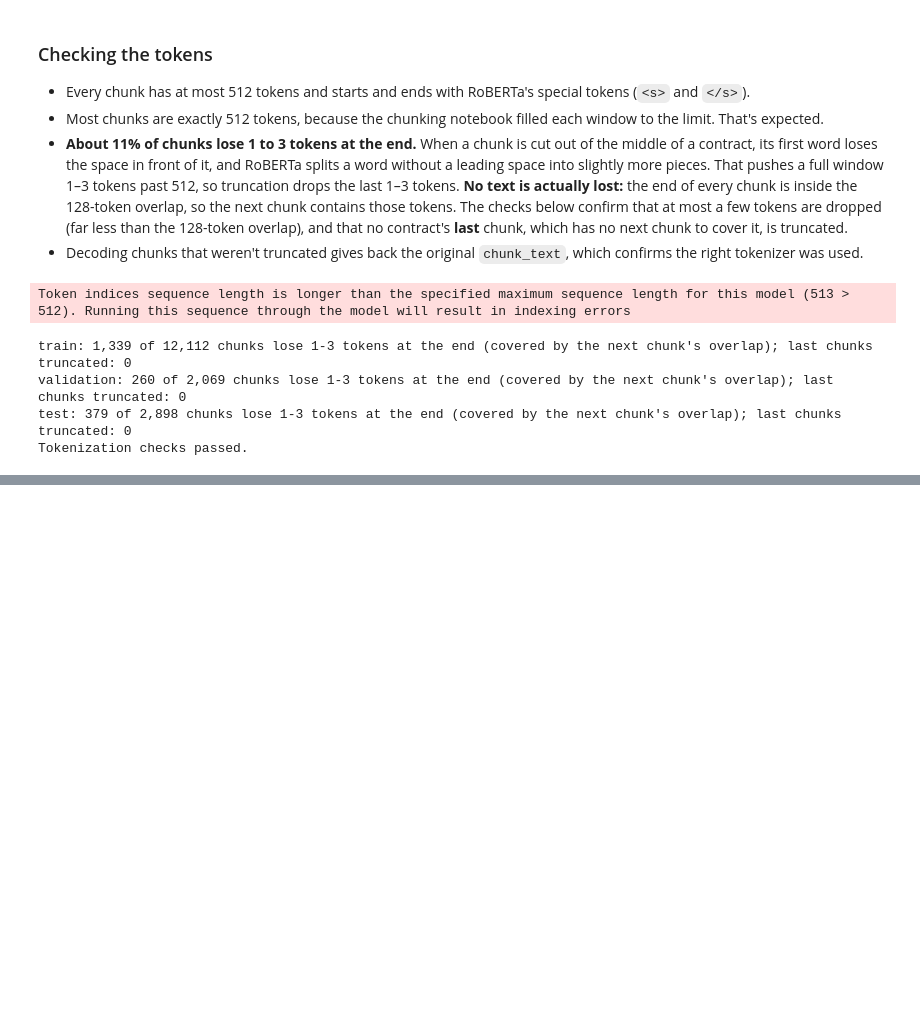
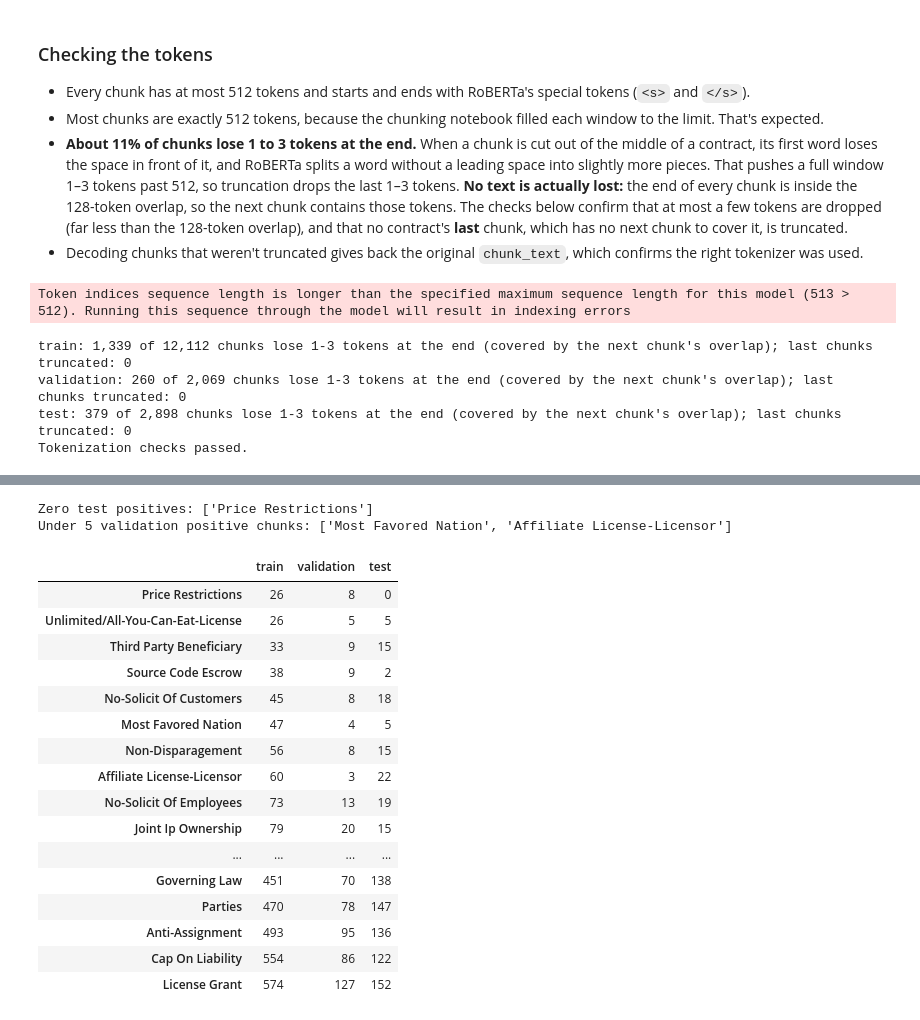
Before and after one commit to Break-Through-Tech/Accenture-1H-contract-review-challenge, a Jupyter notebook: notebooks/Transformer_Dataset_Prep.ipynb, the cells around one changed output, grey strips where cells are left out. Saved outputs shown, nothing was run; the diff lists cells and outputs as text; code cells hidden in the pictures; blank space fills up the shorter version.

Commit message:
Save tokenized DatasetDict, add summary, ignore roberta_dataset

```diff
--- a/notebooks/Transformer_Dataset_Prep.ipynb
+++ b/notebooks/Transformer_Dataset_Prep.ipynb
@@ -282,0 +313,29 @@ Tokenization checks passed.
+# %%
+positives = pd.DataFrame(
+    {name: np.array(dataset[name]["labels"]).sum(0).astype(int) for name in ["train", "validation", "test"]},
+    index=CATEGORIES,
+).sort_values("train")
+
+print("Zero test positives:", list(positives.index[positives["test"] == 0]))
+print("Under 5 validation positive chunks:", list(positives.index[positives["validation"] < 5]))
+positives
+# %% [output]
+Zero test positives: ['Price Restrictions']
+Under 5 validation positive chunks: ['Most Favored Nation', 'Affiliate License-Licensor']
+|  | train | validation | test |
+| Price Restrictions | 26 | 8 | 0 |
+| Unlimited/All-You-Can-Eat-License | 26 | 5 | 5 |
+| Third Party Beneficiary | 33 | 9 | 15 |
+| Source Code Escrow | 38 | 9 | 2 |
+| No-Solicit Of Customers | 45 | 8 | 18 |
+| Most Favored Nation | 47 | 4 | 5 |
+| Non-Disparagement | 56 | 8 | 15 |
+| Affiliate License-Licensor | 60 | 3 | 22 |
+| No-Solicit Of Employees | 73 | 13 | 19 |
+| Joint Ip Ownership | 79 | 20 | 15 |
+| ... | ... | ... | ... |
+| Governing Law | 451 | 70 | 138 |
+| Parties | 470 | 78 | 147 |
+| Anti-Assignment | 493 | 95 | 136 |
+| Cap On Liability | 554 | 86 | 122 |
+| License Grant | 574 | 127 | 152 |
```
Also changed, not shown: parts of 5 cells of this notebook, 1 other file.
